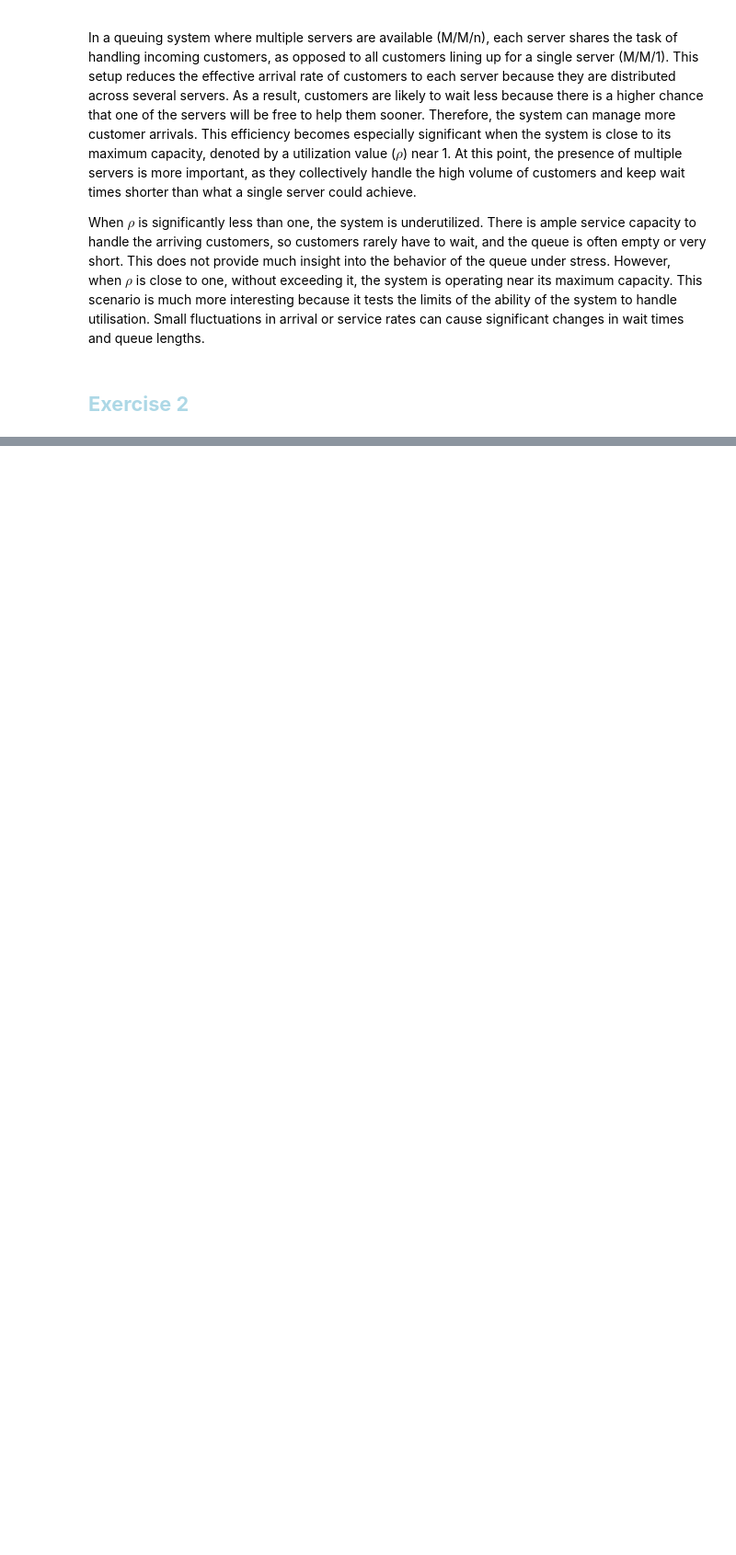
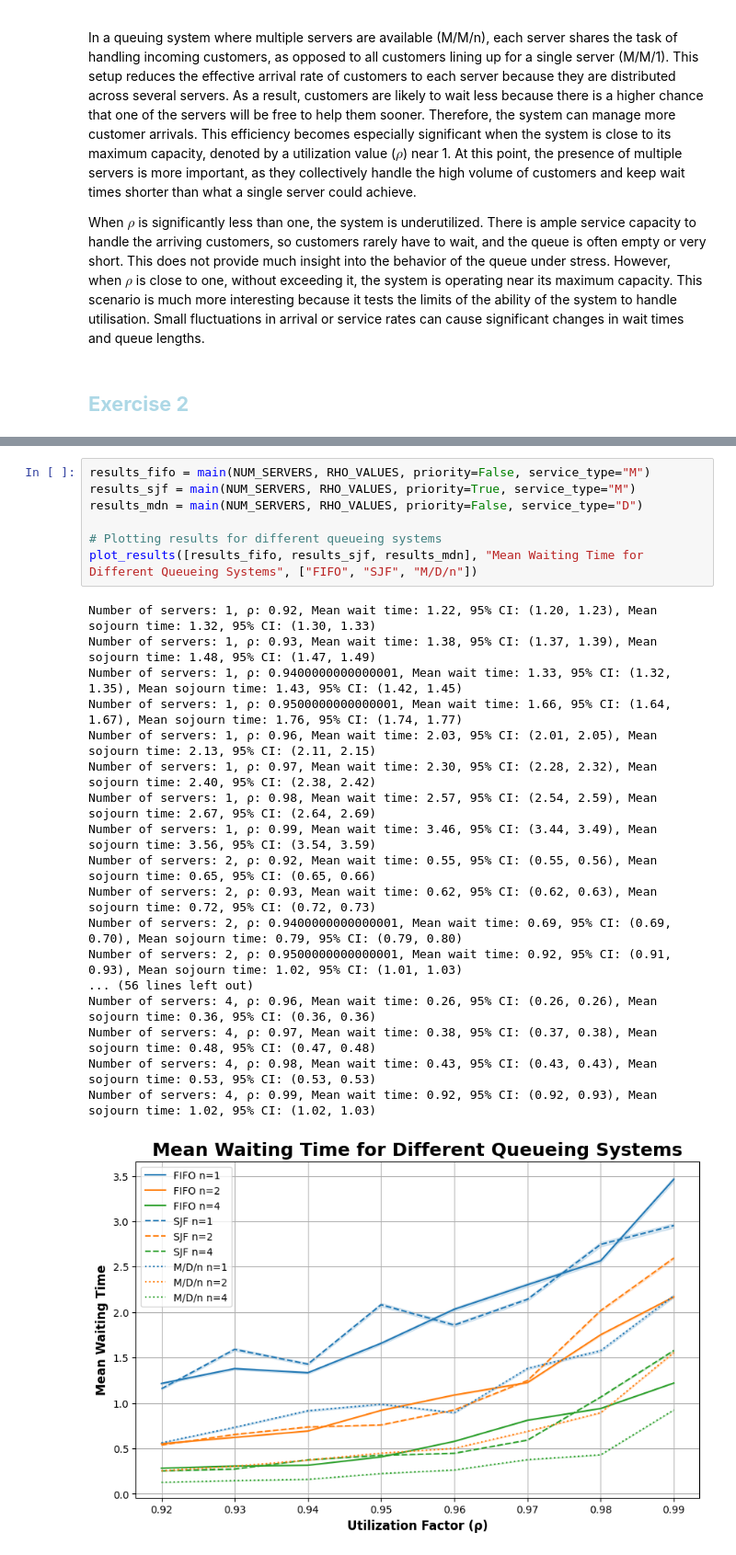
Before and after one commit to BiggusVickus/Stochastic_Simulation, a Jupyter notebook: Assignment 2/DES_assignment2.ipynb, the cells around one changed output, grey strips where cells are left out. Shown at 92% size. Drawn from its saved outputs; the diff is of its cells as text; blank space fills up the shorter version.

```diff
--- a/Assignment 2/DES_assignment2.ipynb
+++ b/Assignment 2/DES_assignment2.ipynb
@@ -332,0 +252,26 @@ Number of servers: 4, ρ: 0.99, Mean wait time: 0.00, 95% CI: (nan, nan)
+# %%
+results_fifo = main(NUM_SERVERS, RHO_VALUES, priority=False, service_type="M")
+results_sjf = main(NUM_SERVERS, RHO_VALUES, priority=True, service_type="M")
+results_mdn = main(NUM_SERVERS, RHO_VALUES, priority=False, service_type="D")
+
+# Plotting results for different queueing systems
+plot_results([results_fifo, results_sjf, results_mdn], "Mean Waiting Time for Different Queueing Systems", ["FIFO", "SJF", "M/D/n"])
+# %% [output]
+Number of servers: 1, ρ: 0.92, Mean wait time: 1.22, 95% CI: (1.20, 1.23), Mean sojourn time: 1.32, 95% CI: (1.30, 1.33)
+Number of servers: 1, ρ: 0.93, Mean wait time: 1.38, 95% CI: (1.37, 1.39), Mean sojourn time: 1.48, 95% CI: (1.47, 1.49)
+Number of servers: 1, ρ: 0.9400000000000001, Mean wait time: 1.33, 95% CI: (1.32, 1.35), Mean sojourn time: 1.43, 95% CI: (1.42, 1.45)
+Number of servers: 1, ρ: 0.9500000000000001, Mean wait time: 1.66, 95% CI: (1.64, 1.67), Mean sojourn time: 1.76, 95% CI: (1.74, 1.77)
+Number of servers: 1, ρ: 0.96, Mean wait time: 2.03, 95% CI: (2.01, 2.05), Mean sojourn time: 2.13, 95% CI: (2.11, 2.15)
+Number of servers: 1, ρ: 0.97, Mean wait time: 2.30, 95% CI: (2.28, 2.32), Mean sojourn time: 2.40, 95% CI: (2.38, 2.42)
+Number of servers: 1, ρ: 0.98, Mean wait time: 2.57, 95% CI: (2.54, 2.59), Mean sojourn time: 2.67, 95% CI: (2.64, 2.69)
+Number of servers: 1, ρ: 0.99, Mean wait time: 3.46, 95% CI: (3.44, 3.49), Mean sojourn time: 3.56, 95% CI: (3.54, 3.59)
+Number of servers: 2, ρ: 0.92, Mean wait time: 0.55, 95% CI: (0.55, 0.56), Mean sojourn time: 0.65, 95% CI: (0.65, 0.66)
+Number of servers: 2, ρ: 0.93, Mean wait time: 0.62, 95% CI: (0.62, 0.63), Mean sojourn time: 0.72, 95% CI: (0.72, 0.73)
+Number of servers: 2, ρ: 0.9400000000000001, Mean wait time: 0.69, 95% CI: (0.69, 0.70), Mean sojourn time: 0.79, 95% CI: (0.79, 0.80)
+Number of servers: 2, ρ: 0.9500000000000001, Mean wait time: 0.92, 95% CI: (0.91, 0.93), Mean sojourn time: 1.02, 95% CI: (1.01, 1.03)
+... (56 lines left out)
+Number of servers: 4, ρ: 0.96, Mean wait time: 0.26, 95% CI: (0.26, 0.26), Mean sojourn time: 0.36, 95% CI: (0.36, 0.36)
+Number of servers: 4, ρ: 0.97, Mean wait time: 0.38, 95% CI: (0.37, 0.38), Mean sojourn time: 0.48, 95% CI: (0.47, 0.48)
+Number of servers: 4, ρ: 0.98, Mean wait time: 0.43, 95% CI: (0.43, 0.43), Mean sojourn time: 0.53, 95% CI: (0.53, 0.53)
+Number of servers: 4, ρ: 0.99, Mean wait time: 0.92, 95% CI: (0.92, 0.93), Mean sojourn time: 1.02, 95% CI: (1.02, 1.03)
+[figure, added]
```
Also changed, not shown: parts of 10 cells of this notebook.
